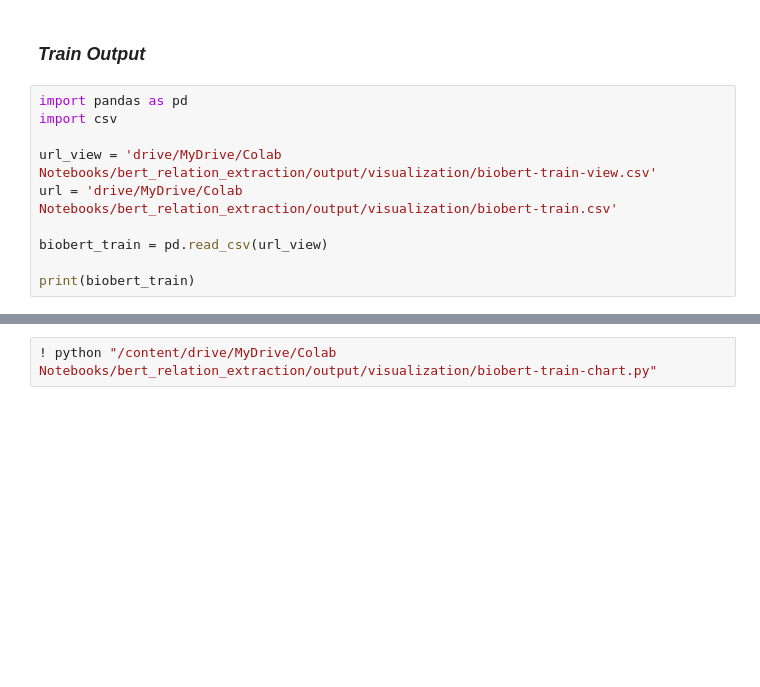
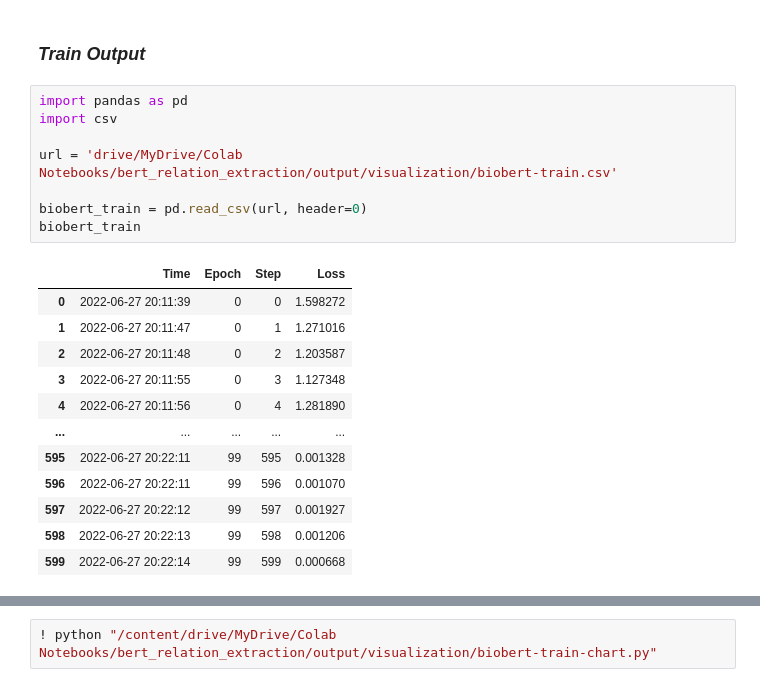
Before and after one commit to Dimas263/NLP_RE_BERT_Relation_Extraction_Biomedical, a Jupyter notebook: Biobert_Notebook.ipynb, the cells around one changed output, grey strips where cells are left out. Saved outputs shown, nothing was run; the diff lists cells and outputs as text; blank space fills up the shorter version.

```diff
--- a/Biobert_Notebook.ipynb
+++ b/Biobert_Notebook.ipynb
@@ -153,11 +177,21 @@ true label： Cause_of_disease
 # %%
 import pandas as pd
 import csv
 
-url_view = 'drive/MyDrive/Colab Notebooks/bert_relation_extraction/output/visualization/biobert-train-view.csv'
 url = 'drive/MyDrive/Colab Notebooks/bert_relation_extraction/output/visualization/biobert-train.csv'
 
-biobert_train = pd.read_csv(url_view)
-
-print(biobert_train)
+biobert_train = pd.read_csv(url, header=0)
+biobert_train
 # %% [output]
+|  | Time | Epoch | Step | Loss |
+| 0 | 2022-06-27 20:11:39 | 0 | 0 | 1.598272 |
+| 1 | 2022-06-27 20:11:47 | 0 | 1 | 1.271016 |
+| 2 | 2022-06-27 20:11:48 | 0 | 2 | 1.203587 |
+| 3 | 2022-06-27 20:11:55 | 0 | 3 | 1.127348 |
+| 4 | 2022-06-27 20:11:56 | 0 | 4 | 1.281890 |
+| ... | ... | ... | ... | ... |
+| 595 | 2022-06-27 20:22:11 | 99 | 595 | 0.001328 |
+| 596 | 2022-06-27 20:22:11 | 99 | 596 | 0.001070 |
+| 597 | 2022-06-27 20:22:12 | 99 | 597 | 0.001927 |
+| 598 | 2022-06-27 20:22:13 | 99 | 598 | 0.001206 |
+| 599 | 2022-06-27 20:22:14 | 99 | 599 | 0.000668 |
```
Also changed, not shown: parts of 19 cells of this notebook, 47 other files.
